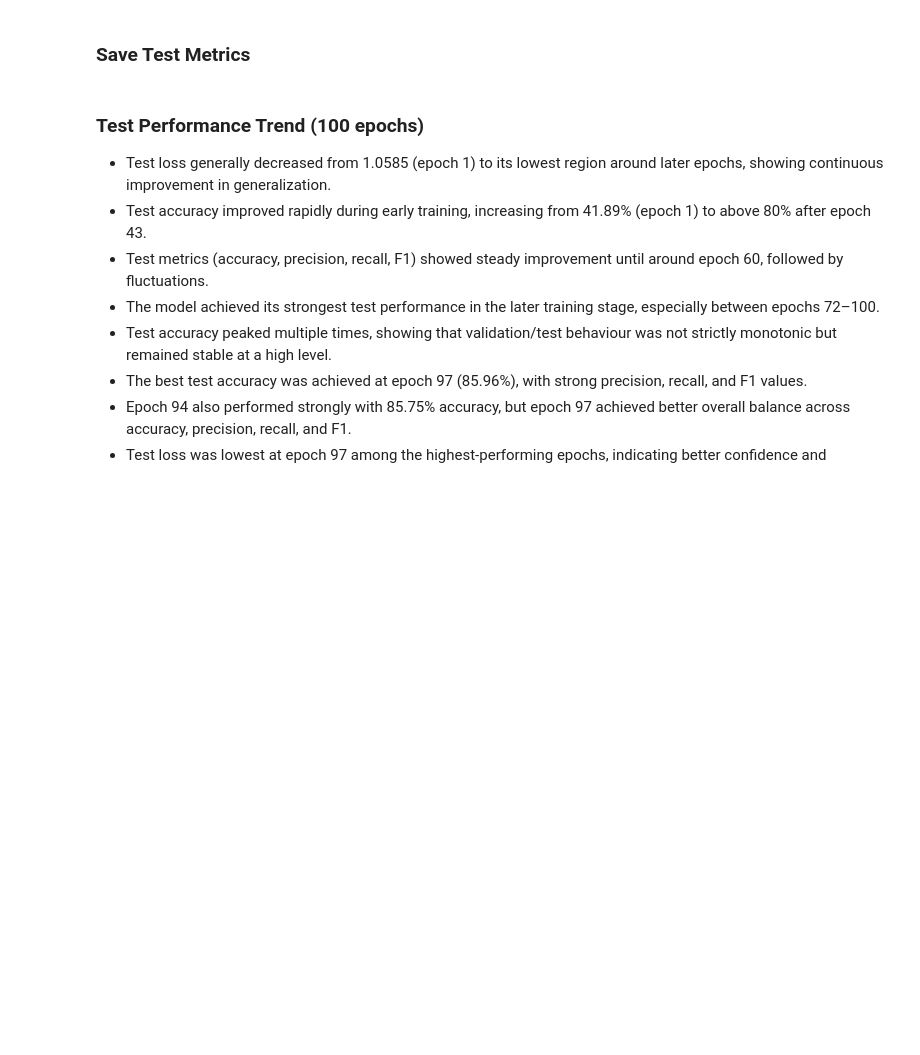
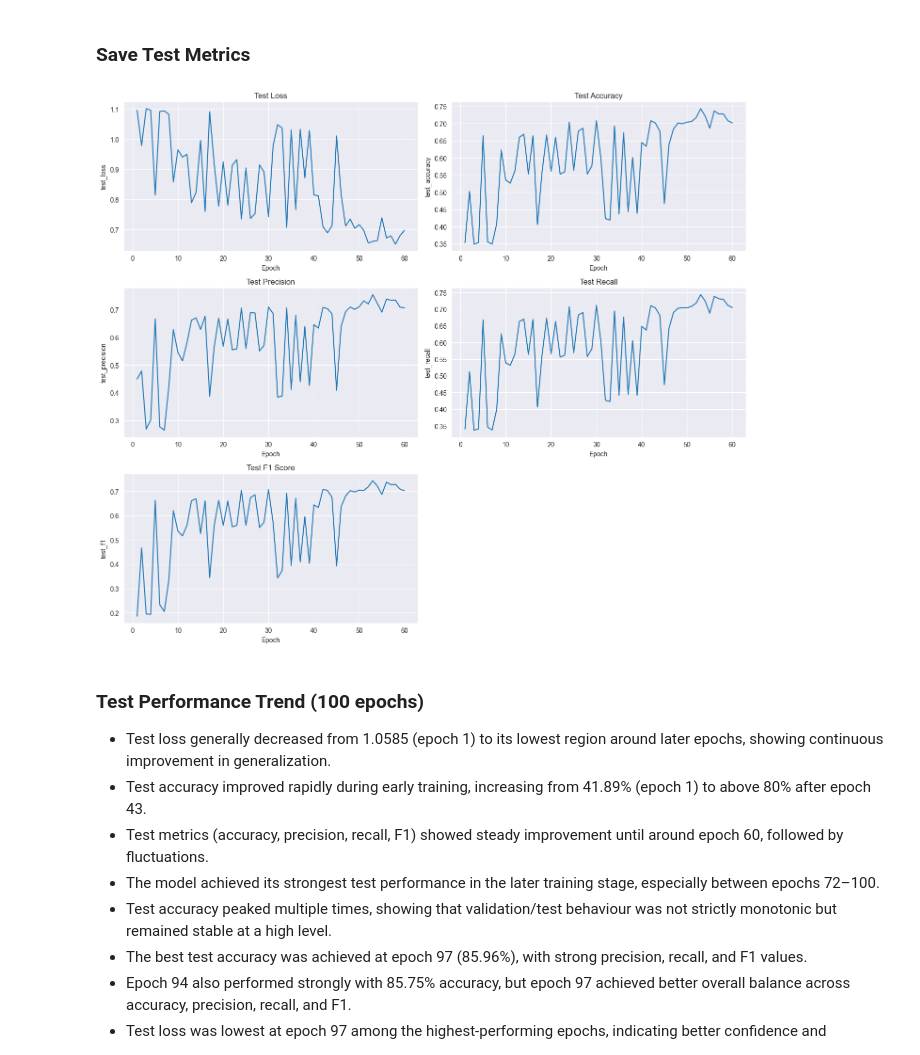
Before and after one commit to tikadatta2005/efficient-surveillance-threat-recognition, a Jupyter notebook: experiments/experiment6.ipynb, the cells around one changed output. Cells and saved outputs as stored; diff of their text form; code cells hidden in the pictures; blank space fills up the shorter version.

```diff
--- a/experiments/experiment6.ipynb
+++ b/experiments/experiment6.ipynb
@@ -243,7 +294,9 @@ test_scores = tester.test_all_checkpoints(
 # %%
 # Plot all 100 epochs
 test_metrics_df = plot_testing_history(test_scores)
-test_metrics_df.to_csv("../documentations/experiments/experiment6/tables/test_metrics.csv", index=False)
+test_metrics_df.to_csv("../documentations/experiments/experiment6/tables/test_metrics_400.csv", index=False)
+# %% [output]
+[figure, added]
 # %% [markdown]
 ### Test Performance Trend (100 epochs)
 * Test loss generally decreased from 1.0585 (epoch 1) to its lowest region around later epochs, showing continuous improvement in generalization.
```
Also changed, not shown: parts of 9 cells of this notebook, 13 other files.
